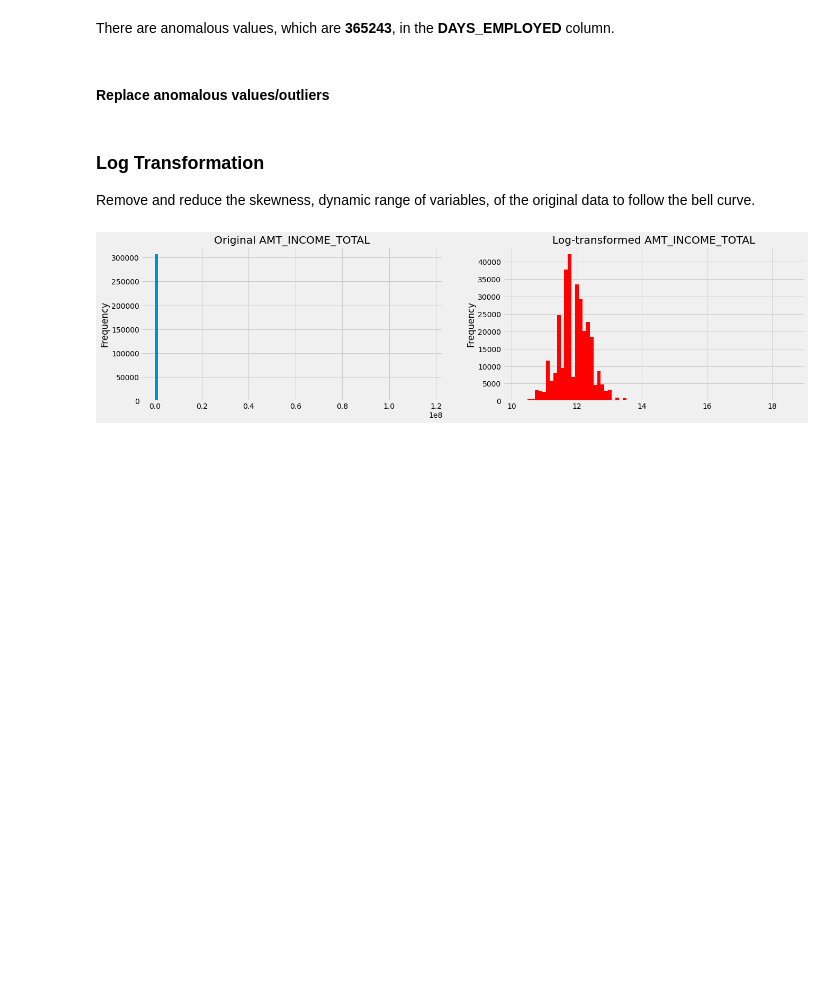
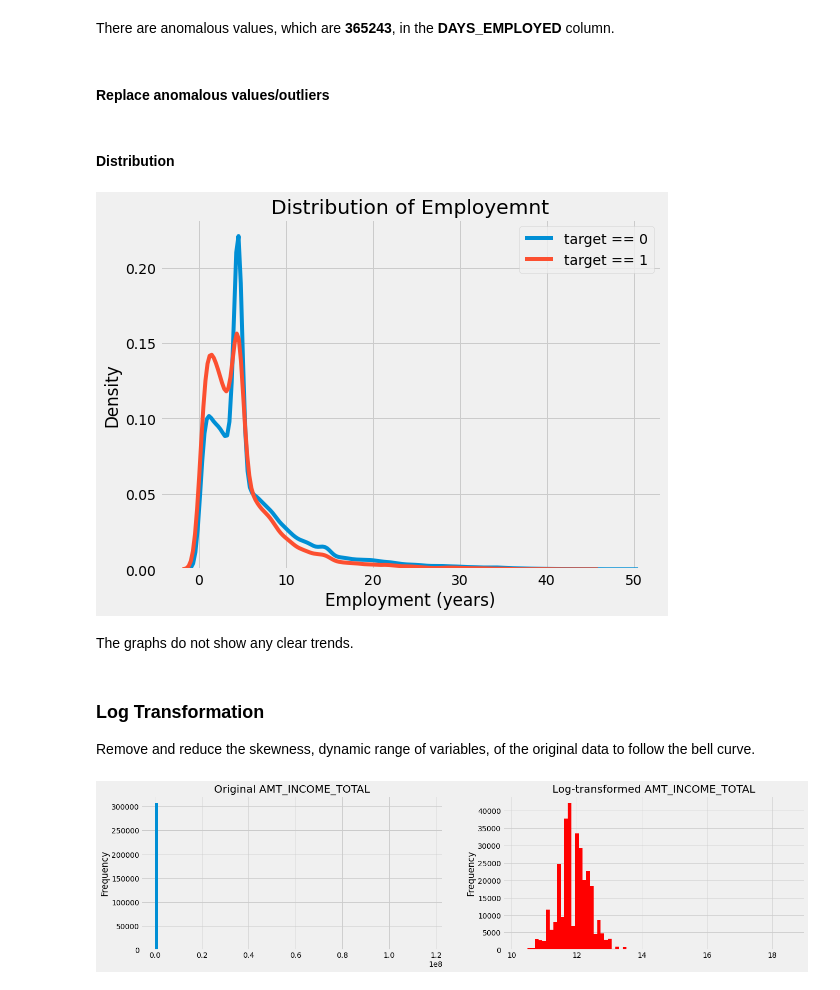
Before and after one commit to tuedoan569/Home-Credit-Default-Risk, a Jupyter notebook: Home Credit Default Risk.ipynb, the cells around one changed output. Cells and saved outputs as stored; diff of their text form; code cells hidden in the pictures; blank space fills up the shorter version.

```diff
--- a/Home Credit Default Risk.ipynb
+++ b/Home Credit Default Risk.ipynb
@@ -514,6 +517,7 @@ app_train_poly = train.merge(poly_features, on = 'SK_ID_CURR', how = 'left')
 # Print out the new shapes
 print('Training data with polynomial features shape: ', app_train_poly.shape)
 train = app_train_poly
+train['TARGET'] = target
 # %% [output]
 Training data with polynomial features shape:  (307511, 99)
 # %% [markdown]
@@ -540,8 +544,27 @@ There are anomalous values, which are __365243__, in the __DAYS_EMPLOYED__ colum
 # %% [markdown]
 #### Replace anomalous values/outliers
 # %%
+train['DAYS_EMPLOYED'] = abs(train['DAYS_EMPLOYED'])
 train['DAYS_EMPLOYED'].replace({365243: np.nan}, inplace = True)
 train['DAYS_EMPLOYED'].fillna(train['DAYS_EMPLOYED'].median(), inplace=True)
+# %% [markdown]
+#### Distribution
+# %%
+plt.figure(figsize = (8, 6))
+
+# KDE plot of loans that were repaid on time
+sns.kdeplot(train.loc[train['TARGET'] == 0, 'DAYS_EMPLOYED'] / 365, label = 'target == 0')
+
+ # KDE plot of loans which were not repaid on time
+sns.kdeplot(train.loc[train['TARGET'] == 1, 'DAYS_EMPLOYED'] / 365, label = 'target == 1')
+
+# Labeling of plot
+plt.xlabel('Employment (years)'); plt.ylabel('Density'); plt.title('Distribution of Employemnt');
+plt.legend();
+# %% [output]
+[figure, added]
+# %% [markdown]
+The graphs do not show any clear trends.
 # %% [markdown]
 ### Log Transformation
 Remove and reduce the skewness, dynamic range of variables, of the original data to follow the bell curve.
```
Also changed, not shown: parts of 20 cells of this notebook.
